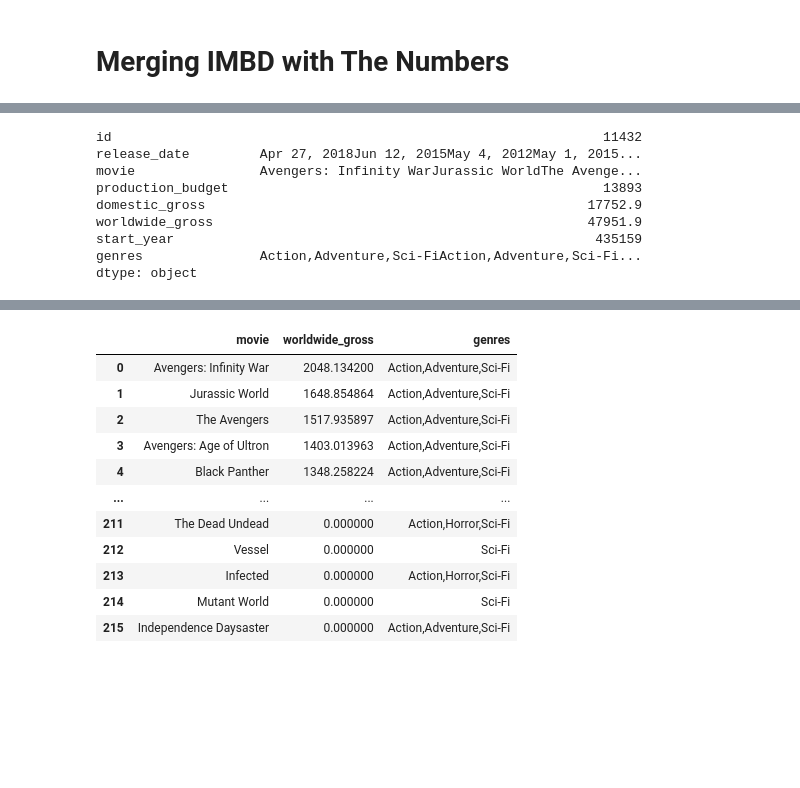
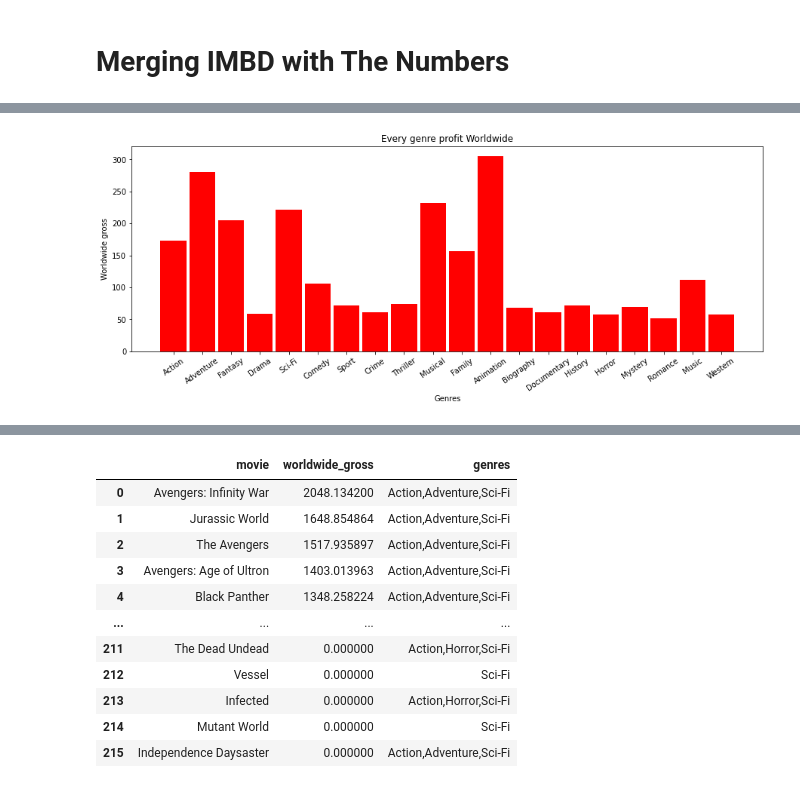
Before and after one commit to hixtape1212/Group6Consulting_CapstoneRepo, a Jupyter notebook: SCP_Genres_Eda.ipynb, the cells around one changed output, grey strips where cells are left out. Drawn from its saved outputs; the diff is of its cells as text; code cells hidden in the pictures; blank space fills up the shorter version.

```diff
--- a/SCP_Genres_Eda.ipynb
+++ b/SCP_Genres_Eda.ipynb
@@ -207,19 +117,3 @@ df_combine_genres.head(15)
-# %%
-#df_combine_genres.str.contains('Sci-Fi', case=True)
-#'Sci-Fi' in df_combine_genres.index
-
-sfi = df_combine_genres['genres'].astype(str).str.contains('Sci-Fi', regex = True, na = False)
-df_combine_genres[sfi].sum()
-# %% [output]
-id                                                               11432
-release_date         Apr 27, 2018Jun 12, 2015May 4, 2012May 1, 2015...
-movie                Avengers: Infinity WarJurassic WorldThe Avenge...
-production_budget                                                13893
-domestic_gross                                                 17752.9
-worldwide_gross                                                47951.9
-start_year                                                      435159
-genres               Action,Adventure,Sci-FiAction,Adventure,Sci-Fi...
-dtype: object
 # %%
 #df = df.set_index([pd.Index(['A', 'B', 'C', 'D', 'E', 'F', 'G'])])
 #sg=[]
@@ -228,0 +124,38 @@ dtype: object
+# %%
+#df_combine_genres.str.contains('Sci-Fi', case=True)
+#'Sci-Fi' in df_combine_genres.index
+
+wwg_avg=[] #Worldwide gross Average profits.
+for i in range(len(genres)):
+    wwg = df_combine_genres['genres'].astype(str).str.contains(genres[i], regex = True, na = False)
+    wwg_avg.append(df_combine_genres['worldwide_gross'][wwg].mean())
+#wwg_avg
+
+dg_avg=[] #Domestic gross Average profits.
+for i in range(len(genres)):
+    dg = df_combine_genres['genres'].astype(str).str.contains(genres[i], regex = True, na = False)
+    dg_avg.append(df_combine_genres['domestic_gross'][dg].mean())
+#dg_avg
+
+wwg_sum=[] #Worldwide gross sum profits.
+for i in range(len(genres)):
+    Gsum = df_combine_genres['genres'].astype(str).str.contains(genres[i], regex = True, na = False)
+    wwg_sum.append(df_combine_genres['worldwide_gross'][Gsum].sum())
+#wwg_sum
+# %%
+import seaborn as sns
+#sns.barplot(x=genres,y=Gsums)
+#sns.histplot(df_combine_genres, kde=True)
+
+fig = plt.figure(figsize = (15, 5))
+
+# creating the bar plot
+plt.bar(genres, wwg_avg, color = 'red',width = 0.9)
+
+plt.xlabel("Genres")
+plt.xticks(rotation = 35)
+plt.ylabel("Worldwide gross")
+plt.title("Every genre profit Worldwide")
+plt.show()
+# %% [output]
+[figure, added]
```
Also changed, not shown: parts of 24 cells of this notebook.
